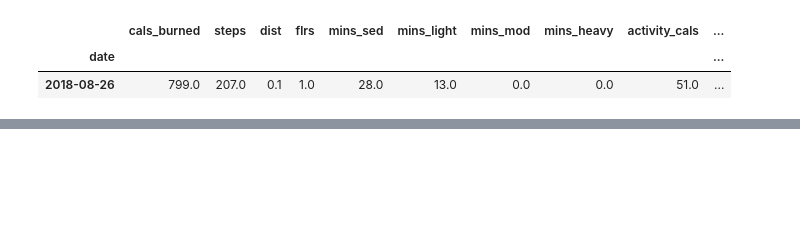
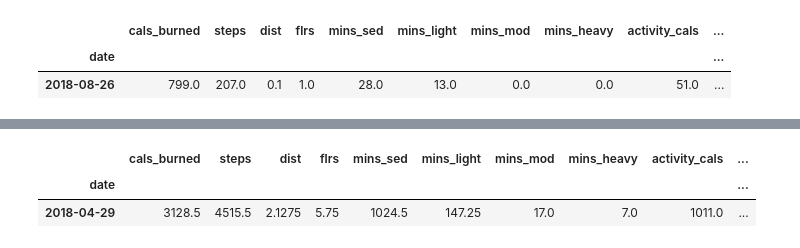
Before and after one commit to DoubleStufERoe/BayesP05_Fitbit, a Jupyter notebook: fitbit_kworking.ipynb, the cells around one changed output, grey strips where cells are left out. Cells and saved outputs as stored; diff of their text form; code cells hidden in the pictures; blank space fills up the shorter version.

```diff
--- a/fitbit_kworking.ipynb
+++ b/fitbit_kworking.ipynb
@@ -505,0 +542,9 @@ df[df.cals_burned < 2143]
+# %%
+df['daily_rest_cals'] = df.idle_cals_per_min * 1440
+# %%
+display(df.resample('2W').mean().iloc[:1, :])
+display(df.resample('2W').mean().iloc[-1:, :])
+# %% [output]
+|  | cals_burned | steps | dist | flrs | mins_sed | mins_light | mins_mod | mins_heavy | activity_cals | ... |
+| date |  |  |  |  |  |  |  |  |  | ... |
+| 2018-04-29 | 3128.5 | 4515.5 | 2.1275 | 5.75 | 1024.5 | 147.25 | 17.0 | 7.0 | 1011.0 | ... |
```
Also changed, not shown: parts of 5 cells of this notebook, 1 other file.
